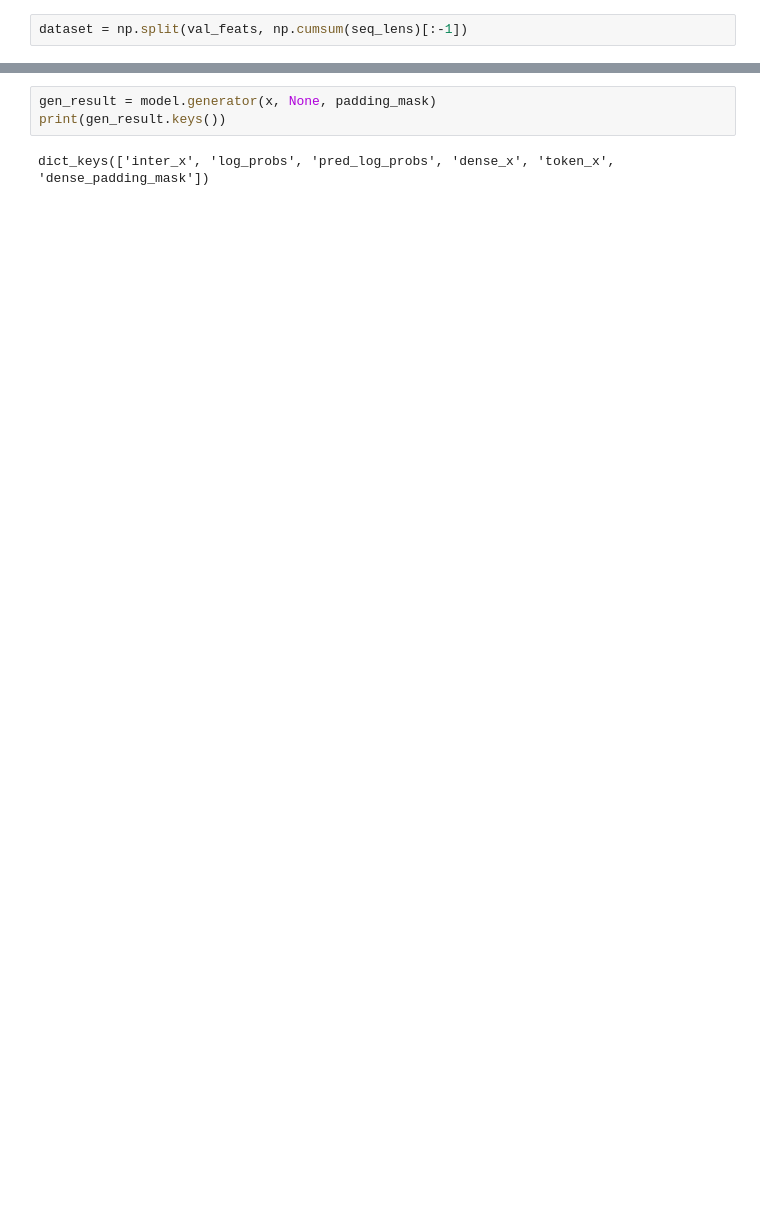
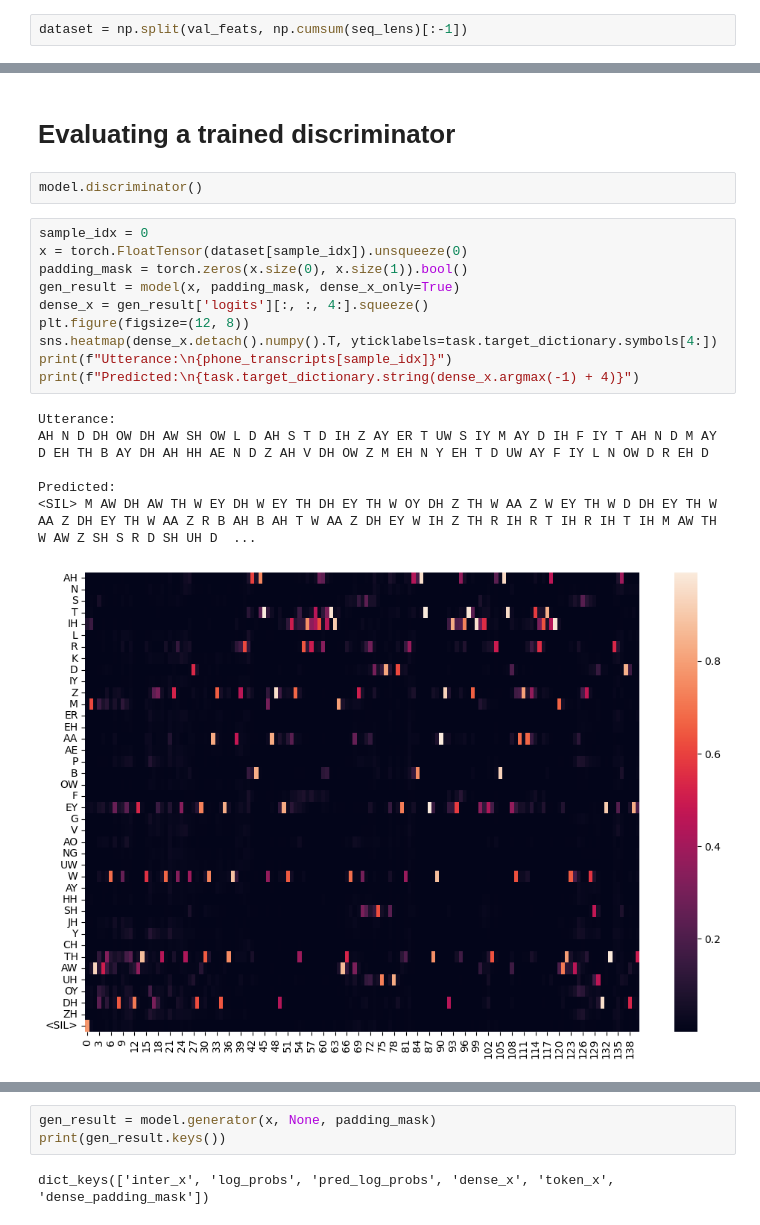
Before and after one commit to tiagoCuervo/fairseq, a Jupyter notebook: examples/wav2vec/unsupervised/visualization.ipynb, the cells around one changed output, grey strips where cells are left out. Drawn from its saved outputs; the diff is of its cells as text; blank space fills up the shorter version.

```diff
--- a/examples/wav2vec/unsupervised/visualization.ipynb
+++ b/examples/wav2vec/unsupervised/visualization.ipynb
@@ -74,0 +217,21 @@ torch.Size([1, 78, 1024]) torch.Size([1, 78])
+# %% [markdown]
+# Evaluating a trained discriminator
+# %%
+model.discriminator()
+# %%
+sample_idx = 0
+x = torch.FloatTensor(dataset[sample_idx]).unsqueeze(0)
+padding_mask = torch.zeros(x.size(0), x.size(1)).bool()
+gen_result = model(x, padding_mask, dense_x_only=True)
+dense_x = gen_result['logits'][:, :, 4:].squeeze()
+plt.figure(figsize=(12, 8))
+sns.heatmap(dense_x.detach().numpy().T, yticklabels=task.target_dictionary.symbols[4:])
+print(f"Utterance:\n{phone_transcripts[sample_idx]}")
+print(f"Predicted:\n{task.target_dictionary.string(dense_x.argmax(-1) + 4)}")
+# %% [output]
+Utterance:
+AH N D DH OW DH AW SH OW L D AH S T D IH Z AY ER T UW S IY M AY D IH F IY T AH N D M AY D EH TH B AY DH AH HH AE N D Z AH V DH OW Z M EH N Y EH T D UW AY F IY L N OW D R EH D
+
+Predicted:
+<SIL> M AW DH AW TH W EY DH W EY TH DH EY TH W OY DH Z TH W AA Z W EY TH W D DH EY TH W AA Z DH EY TH W AA Z R B AH B AH T W AA Z DH EY W IH Z TH R IH R T IH R IH T IH M AW TH W AW Z SH S R D SH UH D  ...
+[figure, added]
```
Also changed, not shown: parts of 57 cells of this notebook, 14 other files.
